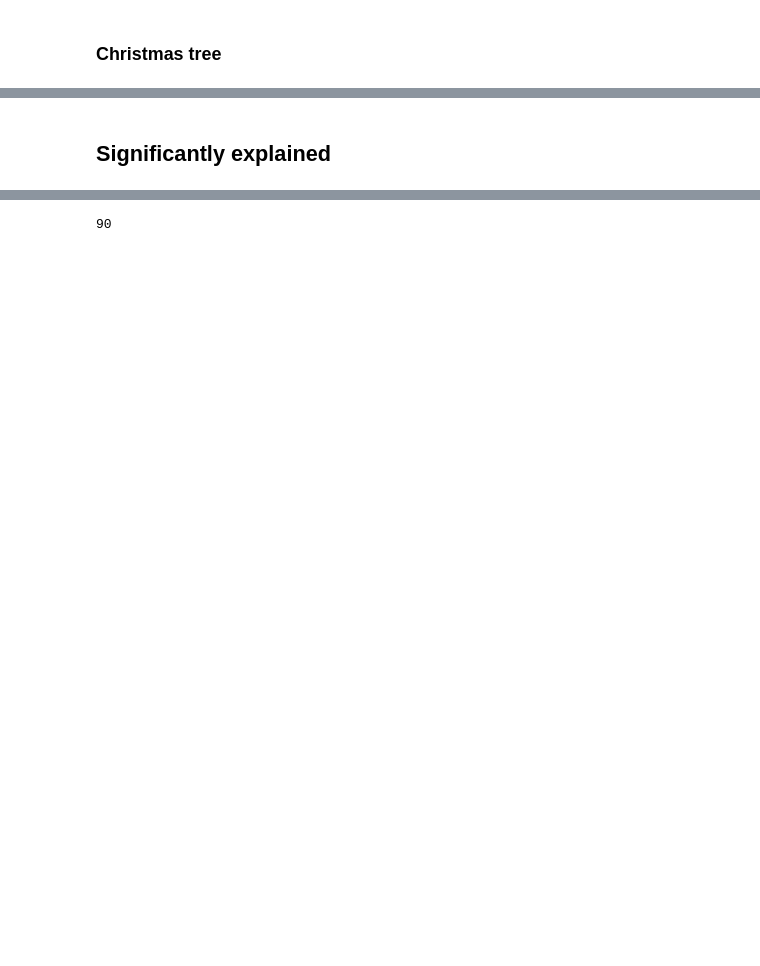
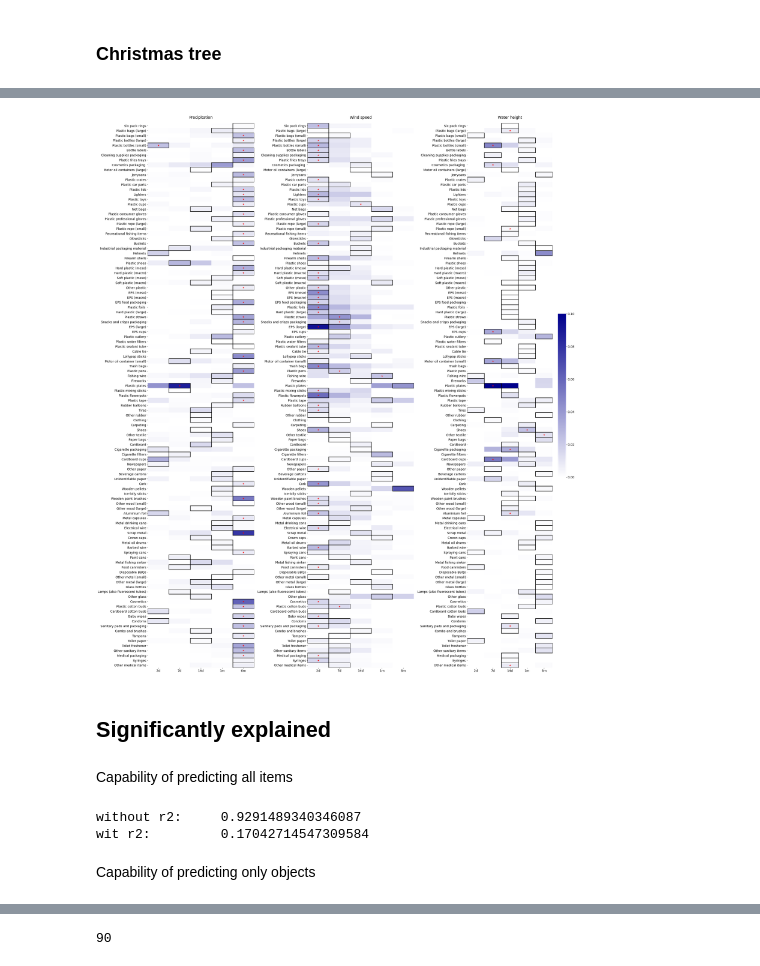
Before and after one commit to jasperroebroek/River_OSPAR_regression_models, a Jupyter notebook: 04_visualisations.ipynb, the cells around one changed output, grey strips where cells are left out. Drawn from its saved outputs; the diff is of its cells as text; code cells hidden in the pictures; blank space fills up the shorter version.

```diff
--- a/04_visualisations.ipynb
+++ b/04_visualisations.ipynb
@@ -205,2 +257,40 @@ plt.show()
+# %%
+cmap = cmap_from_borders(colors=['White', 'Darkblue'])
+# %%
+f, ax = plt.subplots(ncols=3, figsize=(30, 35))
+ax=ax.flatten()
+
+sns.heatmap(precipitation_r2, vmin=0, vmax=0.1, cmap=cmap, ax=ax[0], cbar=False)
+ax[0].set_yticklabels(translations.loc[precipitation_r2.index, "Name"].values.tolist())
+for i, row in precipitation_r2.reset_index(drop=True).iterrows():
+    rect = patches.Rectangle((np.argmax(row), i), 1, 1, facecolor='none', edgecolor='black', linewidth=2)
+    ax[0].add_patch(rect)
+    if performance.iloc[i, 0] > 0.9:
+        ax[0].plot(np.argmax(row)+0.5, i+0.5, color='Red', marker=(5, 2))
+ax[0].set_title("Precipitation", pad=20)
+
+sns.heatmap(wind_r2, vmin=0, vmax=0.1, cmap=cmap, ax=ax[1], cbar=False)
+ax[1].set_yticklabels(translations.loc[wind_r2.index, "Name"].values.tolist())
+for i, row in wind_r2.reset_index(drop=True).iterrows():
+    rect = patches.Rectangle((np.argmax(row), i), 1, 1, facecolor='none', edgecolor='black', linewidth=2)
+    ax[1].add_patch(rect)
+    if performance.iloc[i, 1] > 0.9:
+        ax[1].plot(np.argmax(row)+0.5, i+0.5, color='Red', marker=(5, 2))
+ax[1].set_title("Wind speed", pad=20)
+
+sns.heatmap(discharge_r2, vmin=0, vmax=0.1, cmap=cmap, ax=ax[2], cbar_kws={"shrink": 0.3})
+ax[2].set_yticklabels(translations.loc[discharge_r2.index, "Name"].values.tolist())
+for i, row in discharge_r2.reset_index(drop=True).iterrows():
+    rect = patches.Rectangle((np.argmax(row), i), 1, 1, facecolor='none', edgecolor='black', linewidth=2)
+    ax[2].add_patch(rect)
+    if performance.iloc[i, 2] > 0.9:
+        ax[2].plot(np.argmax(row)+0.5, i+0.5, color='Red', marker=(5, 2))
+ax[2].set_title("Water height", pad=20)
+
+plt.tight_layout()
+plt.savefig("figures/lag_time.png", dpi=300, bbox_inches='tight')
+plt.show()
+# %% [output]
+[figure, added]
 # %% [markdown]
 ## Significantly explained
@@ -207,3 +299,13 @@ plt.show()
+# %% [markdown]
+Capability of predicting all items
+# %%
+print(f"without r2: \t{(count.loc[df_items.threshold >= 0, 'n'].sum() / count.sum())[0]}")
+print(f"wit r2: \t{(df_items.loc[df_items.threshold >= 0, 'explained_items'].sum() / count.sum())[0]}")
+# %% [output]
+without r2:     0.9291489340346087
+wit r2:         0.17042714547309584
+# %% [markdown]
+Capability of predicting only objects
 # %%
 objects = translations.loc[[item for item in ITEMS if "0_2_5" not in item and \
                             "helmen" not in item and \
```
Also changed, not shown: parts of 23 cells of this notebook, 1 other file.
